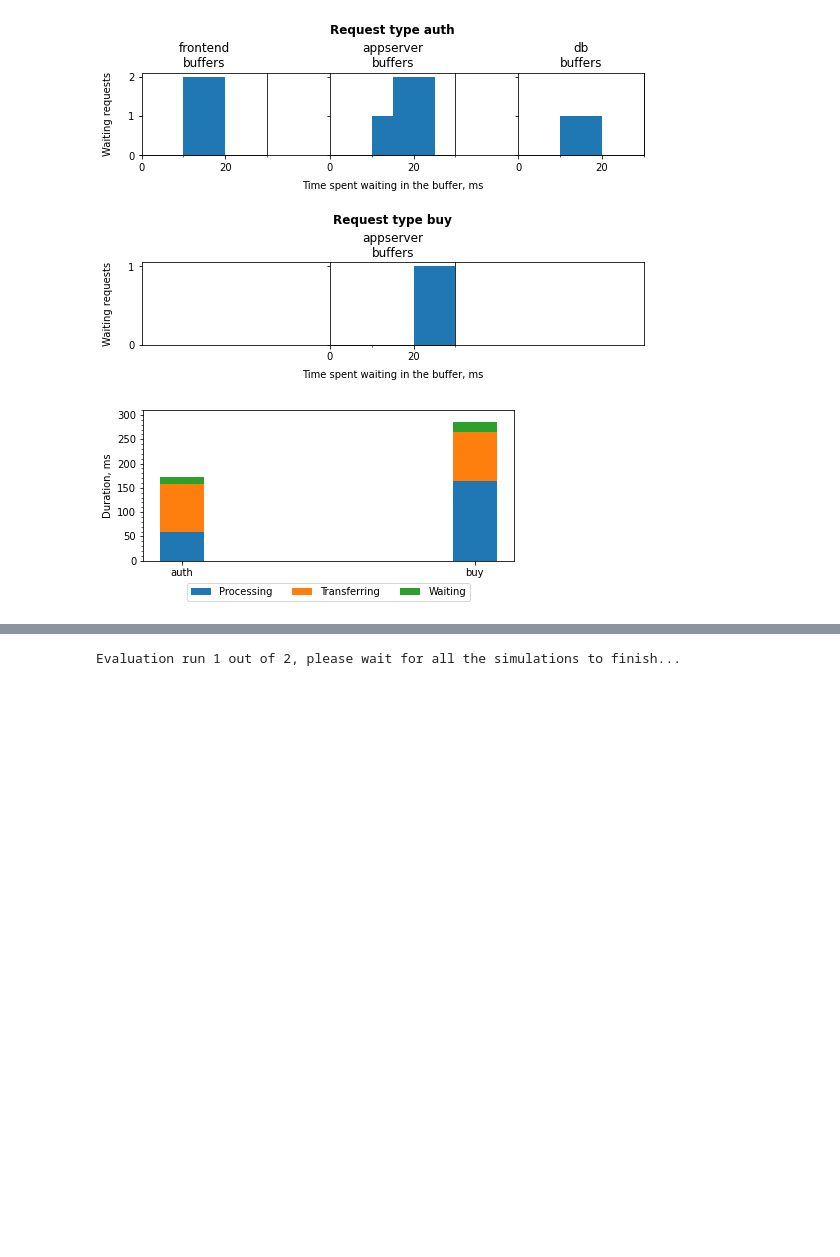
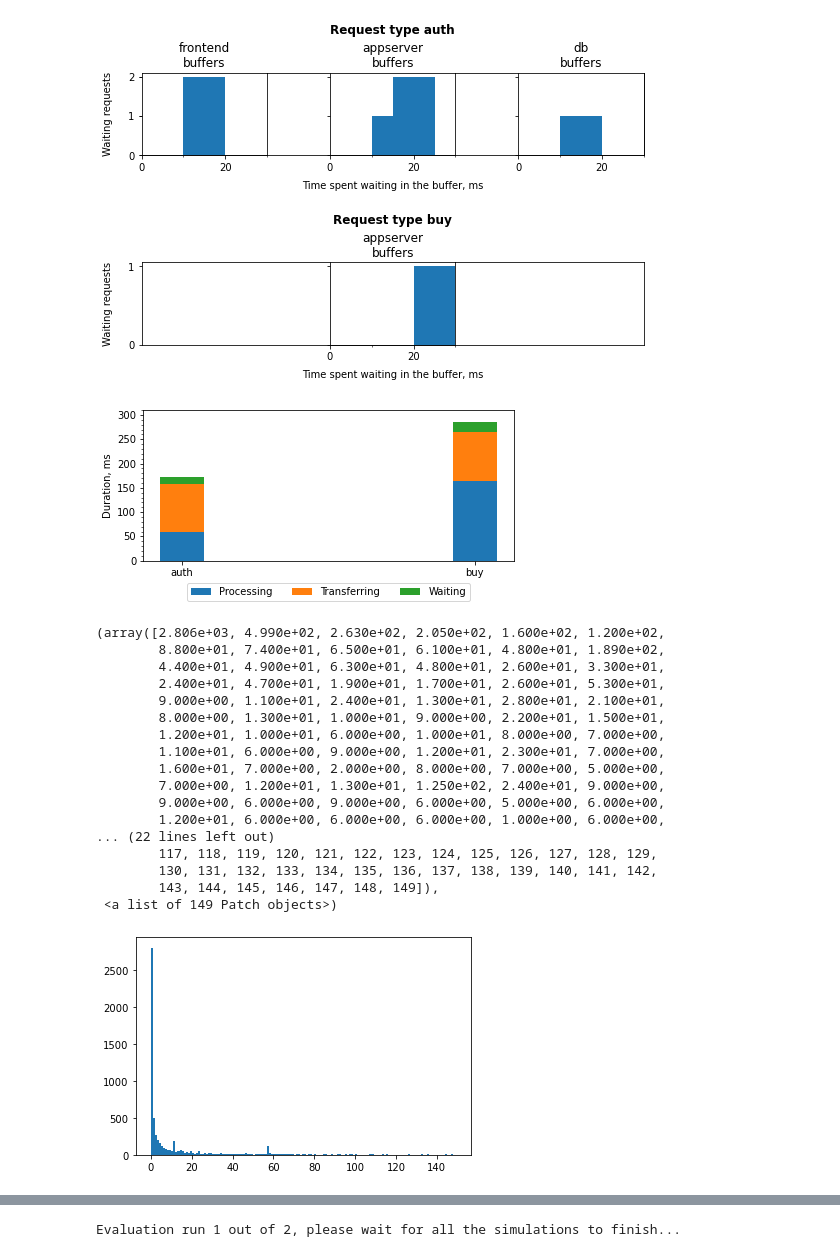
Before and after one commit to Remit/autoscaling-simulator, a Jupyter notebook: analysis.ipynb, the cells around one changed output, grey strips where cells are left out. Saved outputs shown, nothing was run; the diff lists cells and outputs as text; code cells hidden in the pictures; blank space fills up the shorter version.

Commit message:
started to investigate the azure data

```diff
--- a/analysis.ipynb
+++ b/analysis.ipynb
@@ -31,3 +31,58 @@ af.build_figures(simulator.simulations['test'], '')
 [figure]
 [figure]
 [figure]
+# %%
+import os
+
+def file_id_to_str(file_id : int):
+    return '0' + str(file_id) if file_id < 10 else str(file_id)
+
+file_ids = range(1, 12)
+
+data_path = "D:\\@TUM\\PhD\\FINAL\\traces\\azurefunctions\\"
+filename_pattern_invocations = "invocations_per_function_md.anon.d{}.csv"
+filename_pattern_memory = "app_memory_percentiles.anon.d{}.csv"
+filename_pattern_duration = "function_durations_percentiles.anon.d{}.csv"
+
+cur_file_id = file_id_to_str(list(file_ids)[0])
+cur_filename_invocations = os.path.join(data_path, filename_pattern_invocations.format(cur_file_id))
+cur_filename_memory = os.path.join(data_path, filename_pattern_memory.format(cur_file_id))
+cur_filename_duration = os.path.join(data_path, filename_pattern_duration.format(cur_file_id))
+
+invocations_data = pd.read_csv(cur_filename_invocations)
+memory_data = pd.read_csv(cur_filename_memory)
+duration_data = pd.read_csv(cur_filename_duration)
+# %%
+#selected_app_id = '1900c1fc4c4a60bff0467f4a22b21708fe182989977a7df4f82420ea75fdec84'
+
+invocations_data_http = invocations_data[data.Trigger == 'http']
+invocations_data_http_melted = pd.melt(invocations_data_http, id_vars = ['HashApp', 'HashFunction'], value_vars = invocations_data_http.columns[4:]).rename(columns = {"variable": "datetime", "value": "invocations"})
+invocations_data_http_melted.datetime = pd.to_datetime(invocations_data_http_melted.datetime, unit = 'm')
+invocations_data_http_melted.set_index(["HashApp", "HashFunction", "datetime"], inplace = True)
+invocations_data_http_melted_per_app = invocations_data_http_melted.groupby(["HashApp", "datetime"]).max()
+invocations_data_http_melted_per_hour = invocations_data_http_melted_per_app.groupby(["HashApp", pd.Grouper(freq='60T', level="datetime")]).sum().fillna(0).rename(columns = {"invocations": "Load"})
+invocations_data_http_mean_per_day = invocations_data_http_melted_per_hour.groupby(["HashApp"]).mean()
+
+# TODO: add load from other files as well
+# %%
+import matplotlib.pyplot as plt
+plt.hist(invocations_data_http_mean_per_day.Load[invocations_data_http_mean_per_day.Load > 0], bins = range(0,150))
+# %% [output]
+(array([2.806e+03, 4.990e+02, 2.630e+02, 2.050e+02, 1.600e+02, 1.200e+02,
+        8.800e+01, 7.400e+01, 6.500e+01, 6.100e+01, 4.800e+01, 1.890e+02,
+        4.400e+01, 4.900e+01, 6.300e+01, 4.800e+01, 2.600e+01, 3.300e+01,
+        2.400e+01, 4.700e+01, 1.900e+01, 1.700e+01, 2.600e+01, 5.300e+01,
+        9.000e+00, 1.100e+01, 2.400e+01, 1.300e+01, 2.800e+01, 2.100e+01,
+        8.000e+00, 1.300e+01, 1.000e+01, 9.000e+00, 2.200e+01, 1.500e+01,
+        1.200e+01, 1.000e+01, 6.000e+00, 1.000e+01, 8.000e+00, 7.000e+00,
+        1.100e+01, 6.000e+00, 9.000e+00, 1.200e+01, 2.300e+01, 7.000e+00,
+        1.600e+01, 7.000e+00, 2.000e+00, 8.000e+00, 7.000e+00, 5.000e+00,
+        7.000e+00, 1.200e+01, 1.300e+01, 1.250e+02, 2.400e+01, 9.000e+00,
+        9.000e+00, 6.000e+00, 9.000e+00, 6.000e+00, 5.000e+00, 6.000e+00,
+        1.200e+01, 6.000e+00, 6.000e+00, 6.000e+00, 1.000e+00, 6.000e+00,
+... (22 lines left out)
+        117, 118, 119, 120, 121, 122, 123, 124, 125, 126, 127, 128, 129,
+        130, 131, 132, 133, 134, 135, 136, 137, 138, 139, 140, 141, 142,
+        143, 144, 145, 146, 147, 148, 149]),
+ <a list of 149 Patch objects>)
+[figure, added]
```
Also changed, not shown: parts of 9 cells of this notebook.
